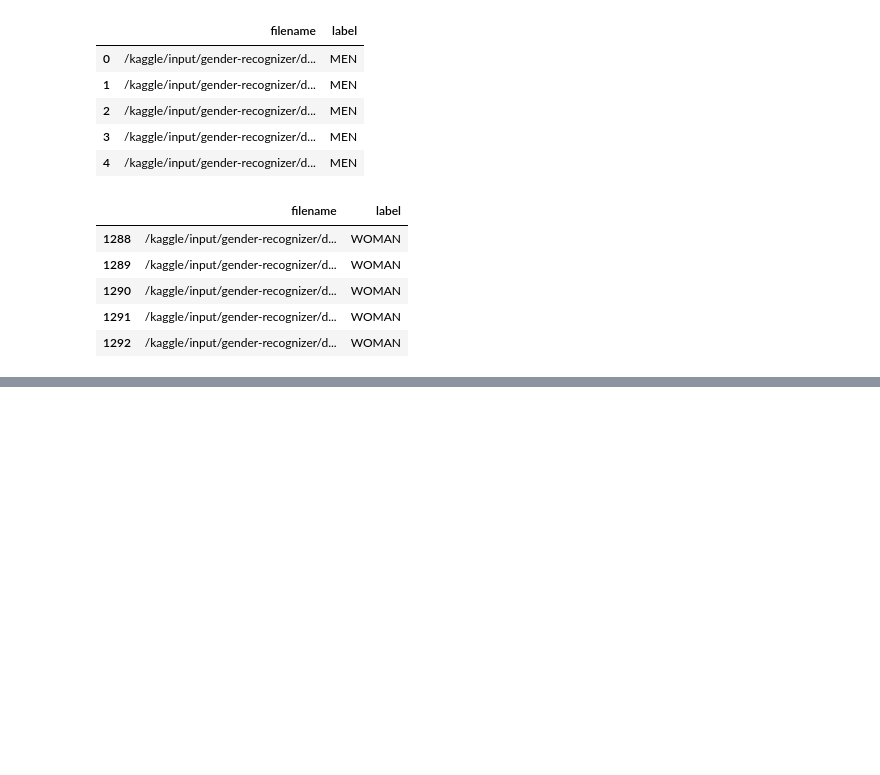
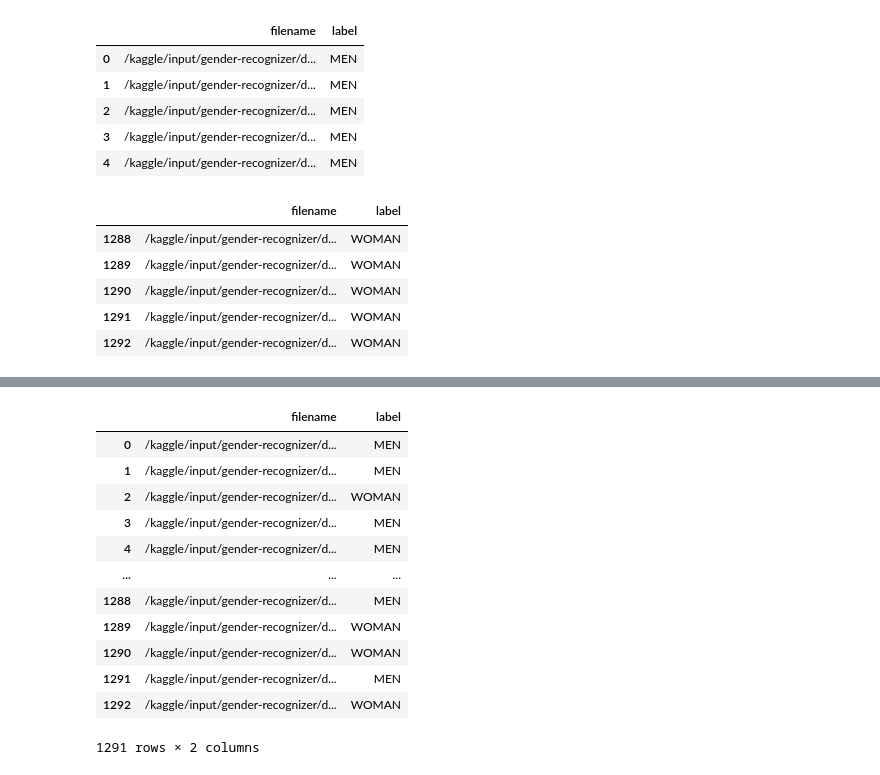
Before and after one commit to akki6843/Kaggle_notebooks, a Jupyter notebook: Gender_Recognition_pytorch.ipynb, the cells around one changed output, grey strips where cells are left out. Cells and saved outputs as stored; diff of their text form; code cells hidden in the pictures; blank space fills up the shorter version.

```diff
--- a/Gender_Recognition_pytorch.ipynb
+++ b/Gender_Recognition_pytorch.ipynb
@@ -116,2 +123,18 @@ for i in data_df["filename"]:
 # %%
 data_df = data_df[data_df["filename"].str.endswith((".jpg", ".png"))]
+# %%
+data_df
+# %% [output]
+|  | filename | label |
+| 0 | /kaggle/input/gender-recognizer/d... | MEN |
+| 1 | /kaggle/input/gender-recognizer/d... | MEN |
+| 2 | /kaggle/input/gender-recognizer/d... | WOMAN |
+| 3 | /kaggle/input/gender-recognizer/d... | MEN |
+| 4 | /kaggle/input/gender-recognizer/d... | MEN |
+| ... | ... | ... |
+| 1288 | /kaggle/input/gender-recognizer/d... | MEN |
+| 1289 | /kaggle/input/gender-recognizer/d... | WOMAN |
+| 1290 | /kaggle/input/gender-recognizer/d... | WOMAN |
+| 1291 | /kaggle/input/gender-recognizer/d... | MEN |
+| 1292 | /kaggle/input/gender-recognizer/d... | WOMAN |
+1291 rows × 2 columns
```
Also changed, not shown: parts of 19 cells of this notebook.
